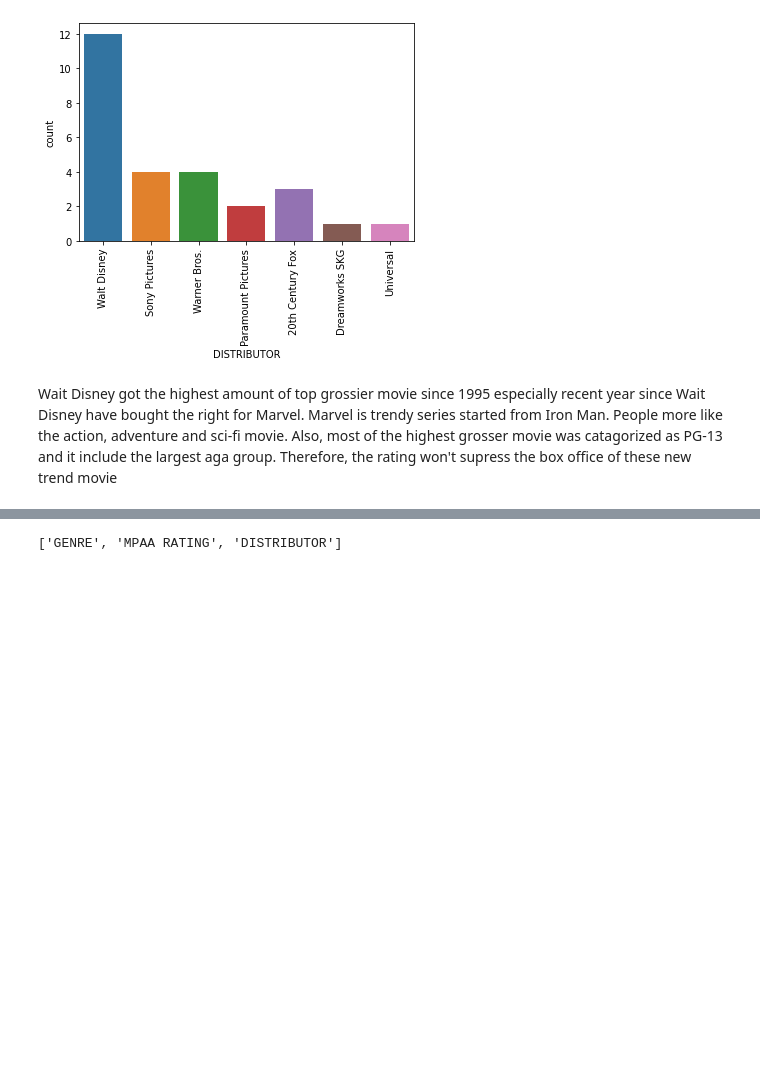
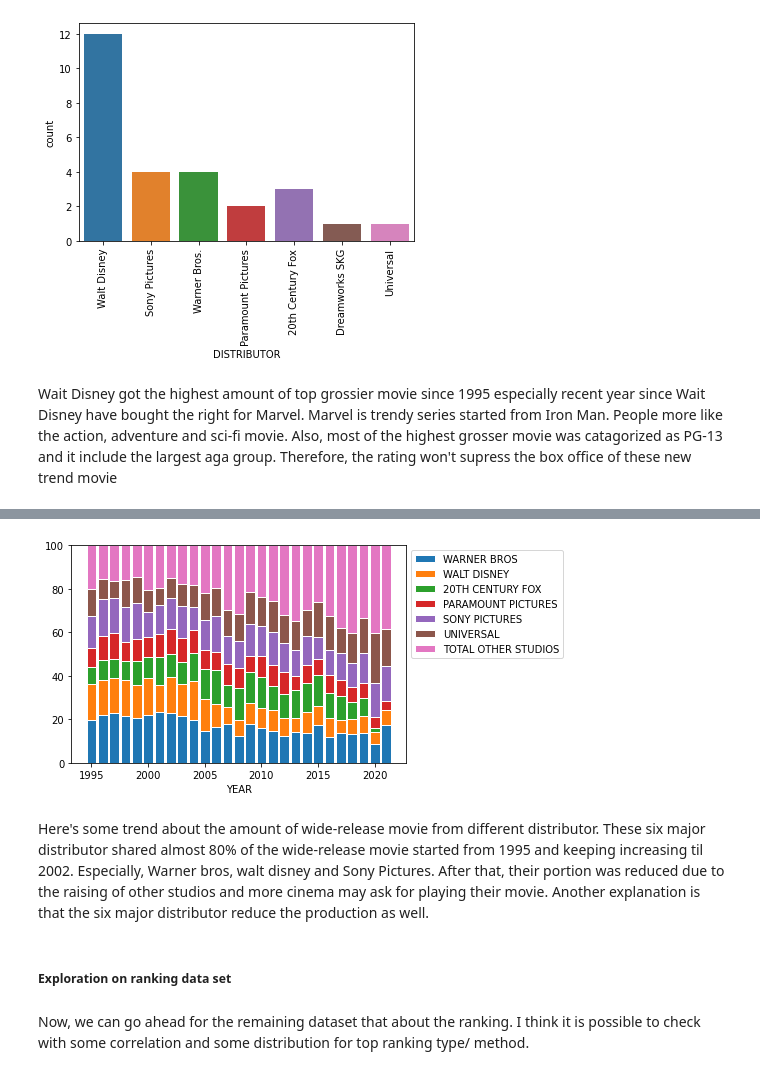
Before and after one commit to dcrowTMH/movie_eda, a Jupyter notebook: Movie_EDA.ipynb, the cells around one changed output, grey strips where cells are left out. Cells and saved outputs as stored; diff of their text form; code cells hidden in the pictures; blank space fills up the shorter version.

```diff
--- a/Movie_EDA.ipynb
+++ b/Movie_EDA.ipynb
@@ -625,0 +705,2 @@ Wait Disney got the highest amount of top grossier movie since 1995 especially r
+# %%
+df3 = df1.merge(df2, how = 'left', on='YEAR')
@@ -625,0 +709,7 @@ Wait Disney got the highest amount of top grossier movie since 1995 especially r
+# %%
+# Get the lish for wide-release distributor
+listWideRelease = list(df_wide_release.columns)
+# %%
+# Remove the unwanted column
+listWideRelease.remove('TOTAL MAJOR 6')
+listWideRelease.remove('YEAR')
@@ -626,6 +726,31 @@ Wait Disney got the highest amount of top grossier movie since 1995 especially r
+# %%
+# Get the ratio of movie that the distributor wide-release
+for i in listWideRelease:
+    df3[i] = df3[i] / df3['SUM'] * 100
+# %%
+# Create the bar for each distributor and stack together
+plt.bar(df3['YEAR'], df3['WARNER BROS'], edgecolor = 'white', width = 0.85)
+plt.bar(df3['YEAR'], df3['WALT DISNEY'], bottom = df3['WARNER BROS'], edgecolor = 'white', width = 0.85)
+plt.bar(df3['YEAR'], df3['20TH CENTURY FOX'], bottom = df3['WARNER BROS'] + df3['WALT DISNEY'], edgecolor = 'white', width = 0.85)
+plt.bar(df3['YEAR'], df3['PARAMOUNT PICTURES'], bottom = df3['WARNER BROS'] + df3['WALT DISNEY'] + df3['20TH CENTURY FOX'], edgecolor = 'white', width = 0.85)
+plt.bar(df3['YEAR'], df3['SONY PICTURES'], bottom = df3['WARNER BROS'] + df3['WALT DISNEY'] + df3['20TH CENTURY FOX'] + df3['PARAMOUNT PICTURES'], edgecolor = 'white', width = 0.85)
+plt.bar(df3['YEAR'], df3['UNIVERSAL'], bottom = df3['WARNER BROS'] + df3['WALT DISNEY'] + df3['20TH CENTURY FOX'] + df3['PARAMOUNT PICTURES'] + df3['SONY PICTURES'], edgecolor = 'white', width = 0.85)
+plt.bar(df3['YEAR'], df3['TOTAL OTHER STUDIOS'], bottom = df3['WARNER BROS'] + df3['WALT DISNEY'] + df3['20TH CENTURY FOX'] + df3['PARAMOUNT PICTURES'] + df3['SONY PICTURES'] + df3['UNIVERSAL'], edgecolor = 'white', width = 0.85)
+# Custom x axis
+plt.xlabel("YEAR")
+# Custom y axis limit
+plt.ylim(0, 100)
+# Add a legend
+plt.legend(listWideRelease,loc = 'upper left', bbox_to_anchor = (1,1))
+# Show the graph
+plt.show()
+# %% [output]
+[figure, added]
+# %% [markdown]
+Here's some trend about the amount of wide-release movie from different distributor. These six major distributor shared almost 80% of the wide-release movie started from 1995 and keeping increasing til 2002. Especially, Warner bros, walt disney and Sony Pictures. After that, their portion was reduced due to the raising of other studios and more cinema may ask for playing their movie. Another explanation is that the six major distributor reduce the production as well.
+# %% [markdown]
+##### Exploration on ranking data set
+# %% [markdown]
+Now, we can go ahead for the remaining dataset that about the ranking. I think it is possible to check with some correlation and some distribution for top ranking type/ method.
 # %%
 from sklearn.preprocessing import OrdinalEncoder
-# %%
-catagories_column
-# %% [output]
-['GENRE', 'MPAA RATING', 'DISTRIBUTOR']
```
Also changed, not shown: parts of 24 cells of this notebook.
